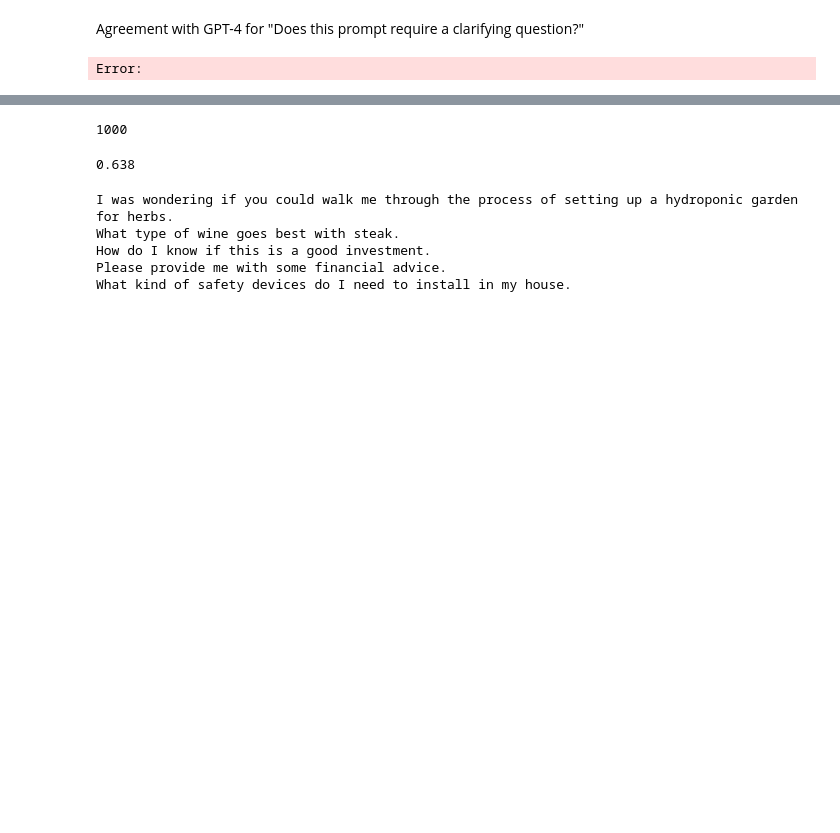
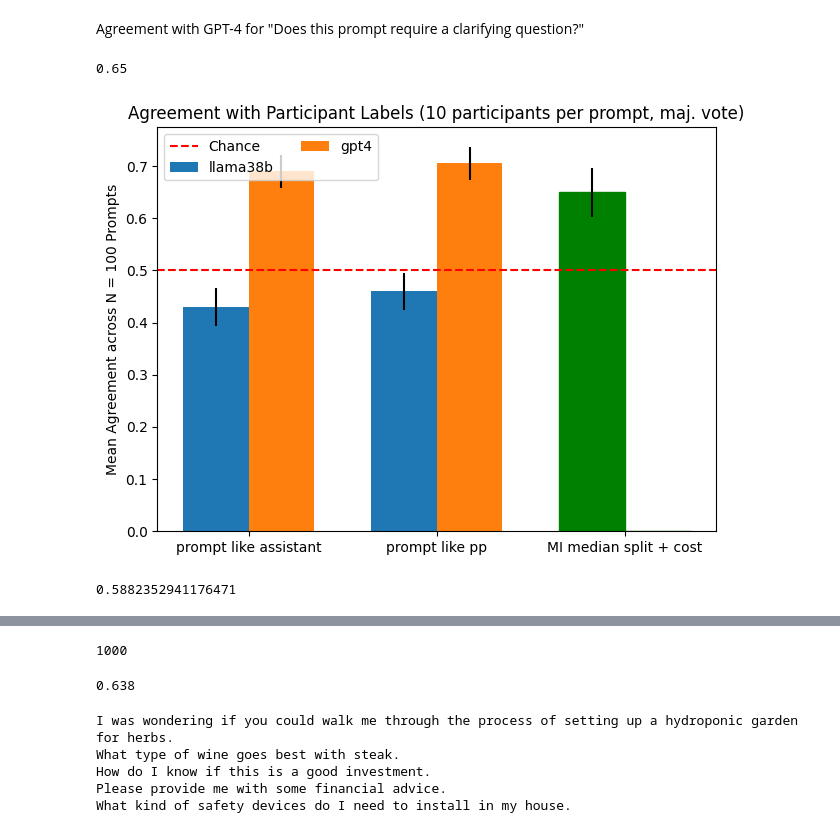
Before and after one commit to janphilippfranken/star-gate-human-eval, a Jupyter notebook: experiments/v1_conversation/test.ipynb, the cells around one changed output, grey strips where cells are left out. Cells and saved outputs as stored; diff of their text form; code cells hidden in the pictures; blank space fills up the shorter version.

```diff
--- a/experiments/v1_conversation/test.ipynb
+++ b/experiments/v1_conversation/test.ipynb
@@ -6,23 +6,23 @@ import numpy as np
 import matplotlib.pyplot as plt
 
 # Load labels
-participant = json.load(open('data/labels/philpp_labels.json'))[:50]
-philipp = [0, 0, 1, 1, 1, 0, 1, 0, 1, 0, 0, 1, 0, 1, 1, 1, 1, 1, 1, 0, 0, 1, 0, 1, 0, 0, 0, 0, 0, 1, 0, 1, 1, 0, 1, 1, 1, 1, 0, 0, 1, 0, 1, 0, 0, 1, 0, 0, 0, 1]
+participant = json.load(open('data/labels/philpp_labels.json'))[:100]
+philipp = [0, 0, 1, 1, 1, 1, 1, 0, 0, 0, 0, 1, 0, 1, 1, 0, 0, 1, 0, 0, 0, 1, 0, 1, 0, 0, 0, 0, 0, 1, 0, 1, 0, 0, 1, 0, 1, 1, 0, 0, 1, 0, 1, 0, 0, 1, 0, 0, 0, 1, 1, 0, 0, 0, 1, 1, 1, 0, 1, 0, 0, 1, 0, 0, 0, 1, 0, 0, 0, 0, 1, 0, 0, 0, 0, 0, 0, 0, 1, 0, 1, 1, 0, 0, 1, 0, 0, 0, 1, 0, 0, 1, 0, 0, 0, 0, 0, 0, 0, 1]
 
 # llama
-llama38b = json.load(open('data/labels/llama_labels_v3.json'))[:50]
-llama38b_reversed = json.load(open('data/labels/llama_labels_v3_reversed.json'))[:50]
-llama38b_roleplay = json.load(open('data/labels/llama_labels_v3_roleplay.json'))[:50]
-llama38b_roleplay_reversed = json.load(open('data/labels/llama_labels_v3_reversed_roleplay.json'))[:50]
+llama38b = json.load(open('data/labels/llama_labels_v3.json'))[:100]
+llama38b_reversed = json.load(open('data/labels/llama_labels_v3_reversed.json'))[:100]
+llama38b_roleplay = json.load(open('data/labels/llama_labels_v3_roleplay.json'))[:100]
+llama38b_roleplay_reversed = json.load(open('data/labels/llama_labels_v3_reversed_roleplay.json'))[:100]
 
 # gpt4 (renaming files)
-gpt4 = json.load(open('data/labels/gpt4_labels_human_assistant_instruct_0_100.json'))['label'][:50]
-gpt4_reversed = json.load(open('data/labels/gpt4_labels_human_assistant_instruct_0_100_reversed.json'))['label'][:50]
-gpt4_roleplay = json.load(open('data/labels/gpt4_labels_human_assistant_instruct_0_100_roleplay.json'))['label'][:50]
-gpt4_roleplay_reversed = json.load(open('data/labels/gpt4_labels_human_assistant_instruct_0_100_reversed_roleplay.json'))['label'][:50]
+gpt4 = json.load(open('data/labels/gpt4_labels_human_assistant_instruct_0_100.json'))['label'][:100]
+gpt4_reversed = json.load(open('data/labels/gpt4_labels_human_assistant_instruct_0_100_reversed.json'))['label'][:100]
+gpt4_roleplay = json.load(open('data/labels/gpt4_labels_human_assistant_instruct_0_100_roleplay.json'))['label'][:100]
+gpt4_roleplay_reversed = json.load(open('data/labels/gpt4_labels_human_assistant_instruct_0_100_reversed_roleplay.json'))['label'][:100]
 
 # llama38b-mi
-llama38b_mi = json.load(open('data/labels/llama_mi_labels_human_assistant_instruct_5k.json'))[:50]
+llama38b_mi = json.load(open('data/labels/llama_mi_labels_human_assistant_instruct_5k.json'))[:100]
 
 # Calculate agreements
 def calculate_agreement(model_labels, participant=philipp):
@@ -37,9 +37,9 @@ agreement_philipp_gpt4 = calculate_agreement(gpt4)
 agreement_philipp_gpt4_reversed = calculate_agreement(gpt4_reversed)
 agreement_philipp_gpt4_roleplay = calculate_agreement(gpt4_roleplay)
 agreement_philipp_gpt4_roleplay_reversed = calculate_agreement(gpt4_roleplay_reversed)
-
-agreement_philipp_llama38b_mi = calculate_agreement([0, 0, 1, 1, 1, 0, 0, 0, 0, 1, 0, 1, 0, 0, 0, 0, 1, 1, 0, 0, 0, 1, 1, 1, 0, 1, 0, 0, 0, 1, 1, 1, 1, 0, 1, 0, 1, 1, 0, 1, 1, 1, 1, 0, 0, 0, 0, 0, 0, 0, 1, 0, 1, 0, 1, 0, 1, 1, 1, 1, 0, 0, 0, 1, 1, 0, 0, 0, 1, 1, 1, 1, 0, 0, 0, 0, 1, 0, 1, 0, 0, 1, 0, 0, 1, 1, 1, 1, 1, 1, 0, 1, 1, 0, 0, 1, 1, 0, 1, 1])
-# print(np.mean(agreement_philipp_llama38b_mi))
+mi = [0, 0, 1, 1, 1, 0, 0, 0, 0, 1, 0, 1, 0, 0, 0, 0, 1, 1, 0, 0, 0, 1, 1, 1, 0, 1, 0, 0, 0, 1, 1, 1, 1, 0, 1, 0, 1, 1, 0, 1, 1, 1, 1, 0, 0, 0, 0, 0, 0, 0, 1, 0, 1, 0, 1, 0, 1, 1, 1, 1, 0, 0, 0, 1, 1, 0, 0, 0, 1, 1, 1, 1, 0, 0, 0, 0, 1, 0, 1, 0, 0, 1, 0, 0, 1, 1, 1, 1, 1, 1, 0, 1, 1, 0, 0, 1, 1, 0, 1, 1]
+agreement_philipp_llama38b_mi = calculate_agreement(mi)
+print(np.mean(agreement_philipp_llama38b_mi))
 # mi = [0, 0, 1, 1, 1, 0, 0, 0, 0, 1, 0, 1, 0, 0, 0, 0, 1, 1, 0, 0, 0, 1, 1, 1, 0, 1, 0, 0, 0, 1, 1, 1, 1, 0, 1, 0, 1, 1, 0, 1, 1, 1, 1, 0, 0, 0, 0, 0, 0, 0, 1, 0, 1, 0, 1, 0, 1, 1, 1, 1, 0, 0, 0, 1, 1, 0, 0, 0, 1, 1, 1, 1, 0, 0, 0, 0, 1, 0, 1, 0, 0, 1, 0, 0, 1, 1, 1, 1, 1, 1, 0, 1, 1, 0, 0, 1, 1, 0, 1, 1]
 # agreement_gpt4_llama38b_mi = calculate_agreement(mi, philipp=gpt4)
 # print(np.mean(agreement_gpt4_llama38b_mi))
@@ -89,34 +89,37 @@ mean_agreement_gpt4 = [
     mean_agreement_gpt4_roleplay,
     0
 ]
 
 errors_llama = [se_llama_original, se_llama_roleplay, se_llama_mi]
 errors_gpt4 = [se_gpt4_original, se_gpt4_roleplay, 0]
 
 # Plotting the agreements
-labels = ['prompt like assistant', 'prompt like pp', 'MI median split']
+labels = ['prompt like assistant', 'prompt like pp', 'MI median split + cost']
 x = np.arange(len(labels))
 
 fig, ax = plt.subplots()
 bar_width = 0.35
 
 rects1 = ax.bar(x - bar_width/2, mean_agreement_llama, bar_width, yerr=errors_llama, label='llama38b')
 rects2 = ax.bar(x + bar_width/2, mean_agreement_gpt4, bar_width, yerr=errors_gpt4,label='gpt4')
 
 # Color the MI bars green
 rects1[2].set_color('green')
 rects2[2].set_color('green')
 
 ax.axhline(y=0.5, color='r', linestyle='--', label='Chance')
 
 # ax.set_xlabel('Model Variants')
-ax.set_ylabel('Mean Agreement')
-ax.set_title('Agreement with Participant Labels (maj vote)')
+ax.set_ylabel('Mean Agreement across N = 100 Prompts')
+ax.set_title('Agreement with Participant Labels (10 participants per prompt, maj. vote)')
 ax.set_xticks(x)
 ax.set_xticklabels(labels)
 ax.legend(ncol=2, loc="upper left")
 
 plt.tight_layout()
 plt.show()
+f1_score(mi, philipp)
 # %% [output]
-Error:
+0.65
+[figure, added]
+0.5882352941176471
```
Also changed, not shown: parts of 11 cells of this notebook, 32 other files.
